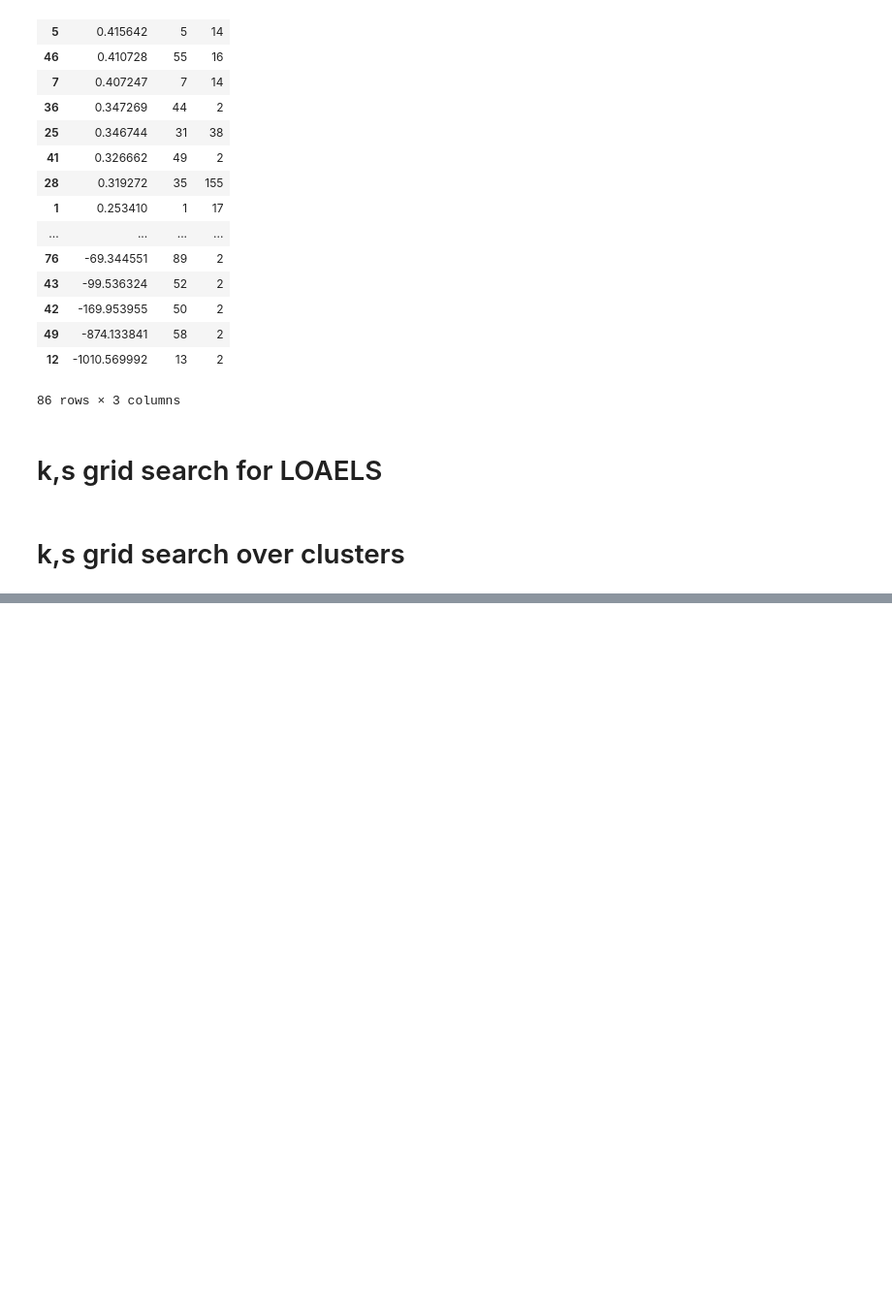
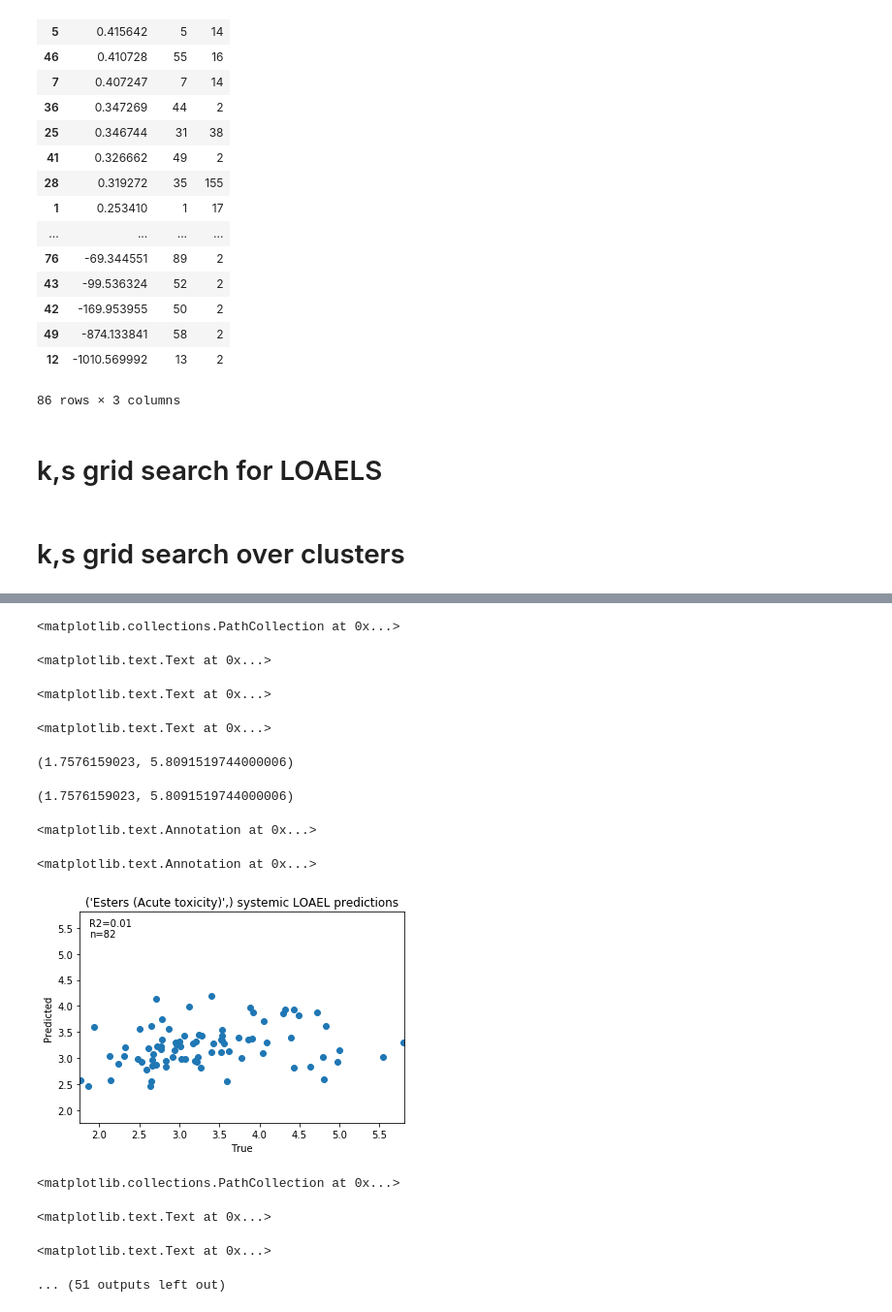
Before and after one commit to georgehelman/genra, a Jupyter notebook: notebooks/rax/rax-genra-toxref-mrgn.ipynb, the cells around one changed output, grey strips where cells are left out. Shown at 97% size. Saved outputs shown, nothing was run; the diff lists cells and outputs as text; code cells hidden in the pictures; blank space fills up the shorter version.

Commit message:
Performed EPA new chemical category analysis

```diff
--- a/notebooks/rax/rax-genra-toxref-mrgn.ipynb
+++ b/notebooks/rax/rax-genra-toxref-mrgn.ipynb
@@ -948,0 +957,21 @@ plt.show()
+# %%
+category_predictions=pd.read_csv(DAT_DIR+'category_predictions_mrgn.csv')
+# %%
+from sklearn.metrics import r2_score
+i=1
+f=plt.figure(figsize=(12,12))
+f.suptitle('Category Predictions')
+for category in categories:
+    plt.subplot(2,2,i)
+    i+=1
+    df=category_predictions[[category,category+'_p']]
+    df=df[df.notnull().all(axis='columns')]
+    df=df[(df!=np.inf).all(axis=1)]
+    plt.scatter(df[category],df[category+'_p'])
+    plt.title(category+ ' LOAEL Predictions')
+    plt.xlabel('True')
+    plt.ylabel('Predicted')
+    plt.annotate('R2='+str(round(r2_score(df[category],df[category+'_p']),2)),xy=(.03,.93),xycoords='axes fraction')
+plt.subplots_adjust(wspace=.5,hspace=.4)
+plt.savefig(FIG_DIR+'example_fit_categories')
+plt.show()
@@ -948,0 +992,35 @@ plt.show()
+# %%
+import pickle
+search_spaces=pickle.load(open(DAT_DIR+'search_spaces.pkl'))
+# %%
+for category,search_space in search_spaces.iteritems():
+    if len(search_space)>=20:
+        df=category_predictions.loc[search_space][['systemic','systemic_p']]
+        df=df[df.notnull().all(axis='columns')]
+        df=df[(df!=np.inf).all(axis=1)]
+        plt.scatter(df['systemic'],df['systemic_p'])
+        plt.title(str(category) + ' systemic LOAEL predictions')
+        plt.xlabel('True')
+        plt.ylabel('Predicted')
+        range_setter='systemic'
+        if (max(df['systemic_p'])-min(df['systemic_p']))>(max(df['systemic'])-min(df['systemic'])):
+            range_setter=range_setter+'_p'
+        plt.xlim(min(df[range_setter])-.01,max(df[range_setter])+.01)
+        plt.ylim(min(df[range_setter])-.01,max(df[range_setter])+.01)
+        plt.annotate('R2='+str(round(r2_score(df['systemic'],df['systemic_p']),2)),xy=(.03,.93),xycoords='axes fraction')
+        plt.annotate('n='+str(len(search_space)),xy=(.03,.88),xycoords='axes fraction')
+        plt.show()
+# %% [output]
+<matplotlib.collections.PathCollection at 0x...>
+<matplotlib.text.Text at 0x...>
+<matplotlib.text.Text at 0x...>
+<matplotlib.text.Text at 0x...>
+(1.7576159023, 5.8091519744000006)
+(1.7576159023, 5.8091519744000006)
+<matplotlib.text.Annotation at 0x...>
+<matplotlib.text.Annotation at 0x...>
+[figure, added]
+<matplotlib.collections.PathCollection at 0x...>
+<matplotlib.text.Text at 0x...>
+<matplotlib.text.Text at 0x...>
+... (51 outputs left out)
```
Also changed, not shown: parts of 7 cells of this notebook, 6 other files.
